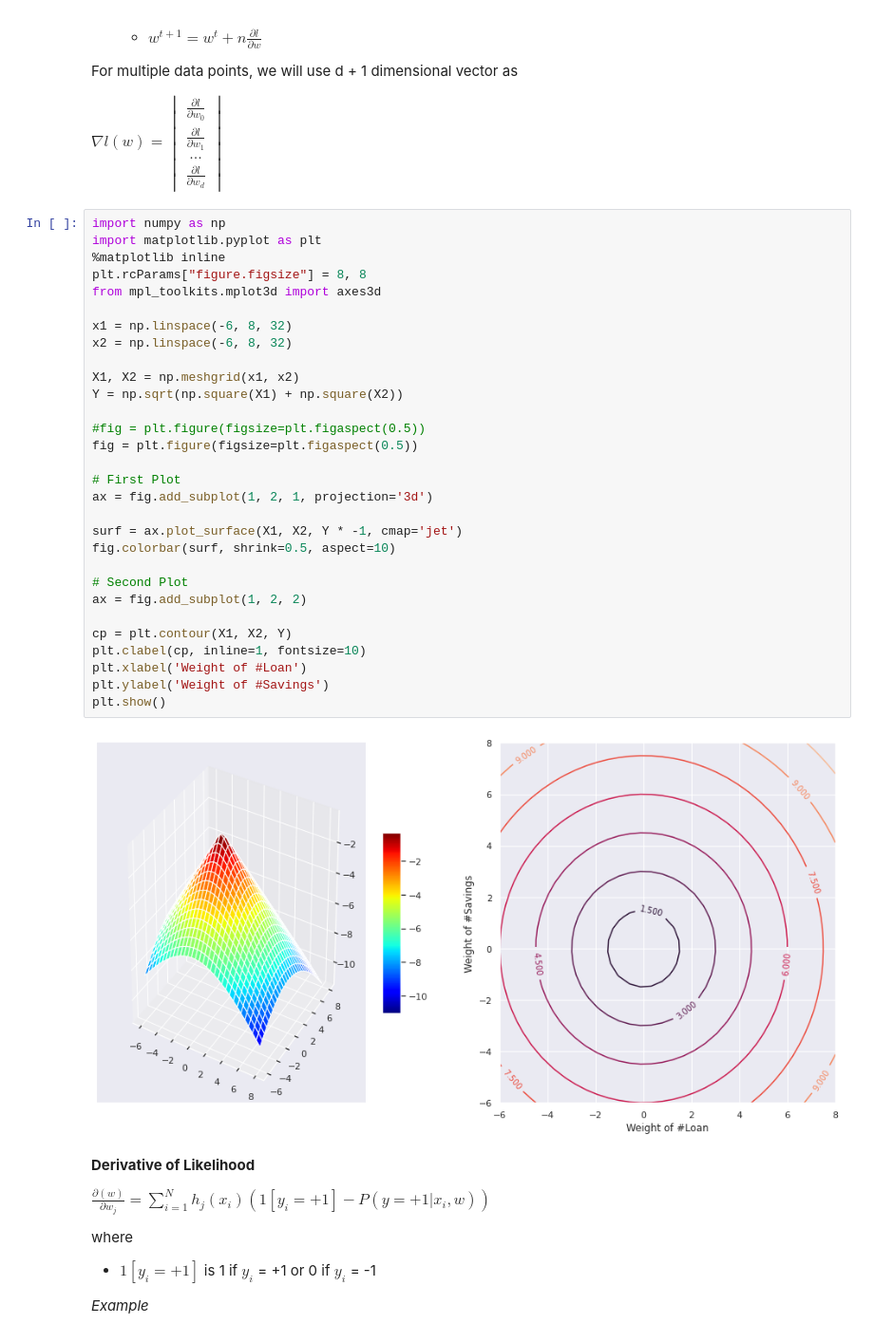
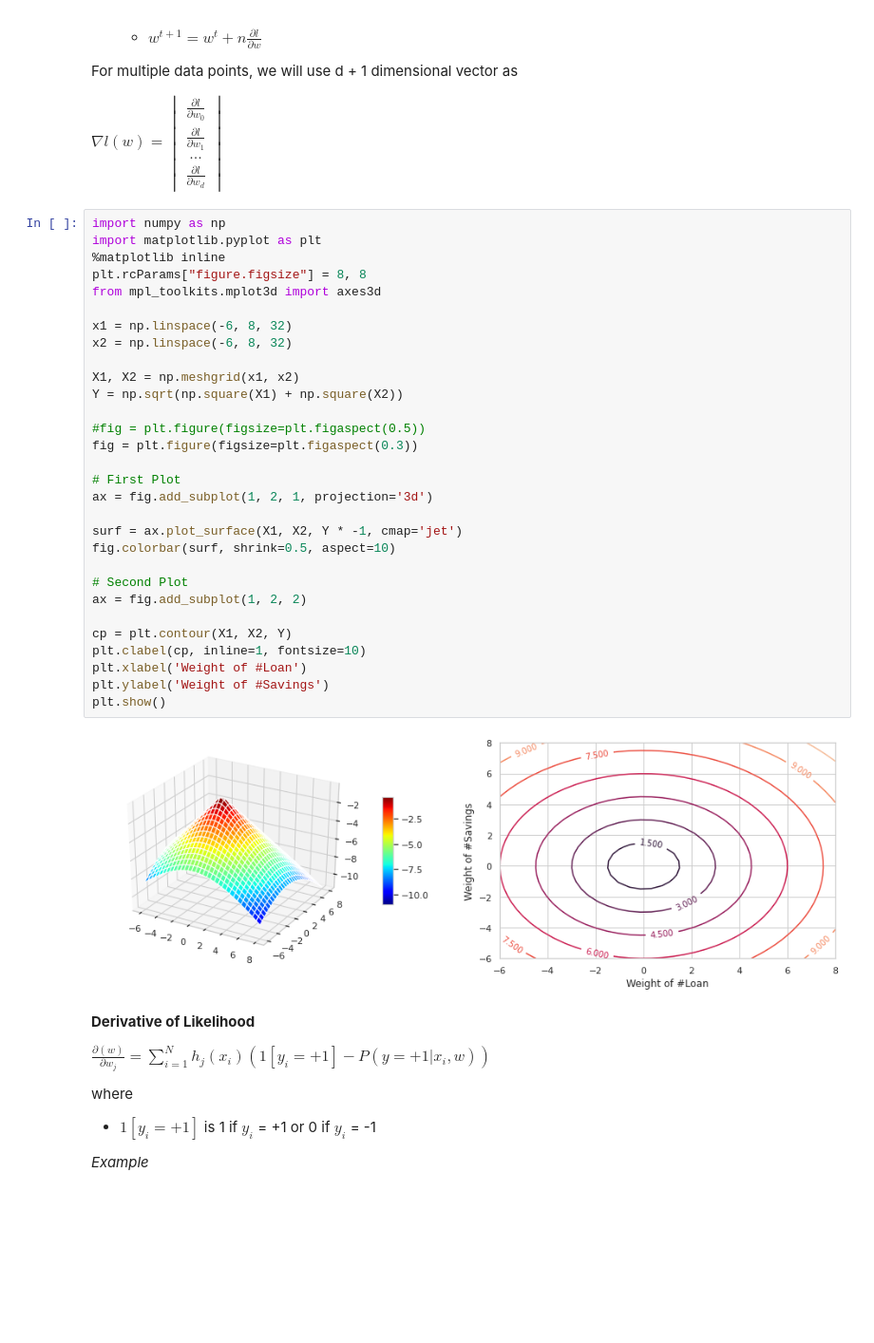
Before and after one commit to pardeep-singh/ml_classroom, a Jupyter notebook: text_classification_using_logistic_regression/consumer_complaints_classification.ipynb, the cells around one changed output. Shown at 95% size. Saved outputs shown, nothing was run; the diff lists cells and outputs as text; blank space fills up the shorter version.

```diff
--- a/text_classification_using_logistic_regression/consumer_complaints_classification.ipynb
+++ b/text_classification_using_logistic_regression/consumer_complaints_classification.ipynb
@@ -136,35 +136,35 @@ $ \displaystyle \nabla l (w) = \begin{vmatrix} {\displaystyle \frac{ \partial l}
 # %%
 import numpy as np
 import matplotlib.pyplot as plt
 %matplotlib inline
 plt.rcParams["figure.figsize"] = 8, 8
 from mpl_toolkits.mplot3d import axes3d
 
 x1 = np.linspace(-6, 8, 32)
 x2 = np.linspace(-6, 8, 32)
 
 X1, X2 = np.meshgrid(x1, x2)
 Y = np.sqrt(np.square(X1) + np.square(X2))
 
 #fig = plt.figure(figsize=plt.figaspect(0.5))
-fig = plt.figure(figsize=plt.figaspect(0.5))
+fig = plt.figure(figsize=plt.figaspect(0.3))
 
 # First Plot
 ax = fig.add_subplot(1, 2, 1, projection='3d')
 
 surf = ax.plot_surface(X1, X2, Y * -1, cmap='jet')
 fig.colorbar(surf, shrink=0.5, aspect=10)
 
 # Second Plot
 ax = fig.add_subplot(1, 2, 2)
 
 cp = plt.contour(X1, X2, Y)
 plt.clabel(cp, inline=1, fontsize=10)
 plt.xlabel('Weight of #Loan')
 plt.ylabel('Weight of #Savings')
 plt.show()
 # %% [output]
-[figure, old version]
+[figure, new version]
 # %% [markdown]
 **Derivative of Likelihood**
 
```
Also changed, not shown: parts of 3 cells of this notebook.
